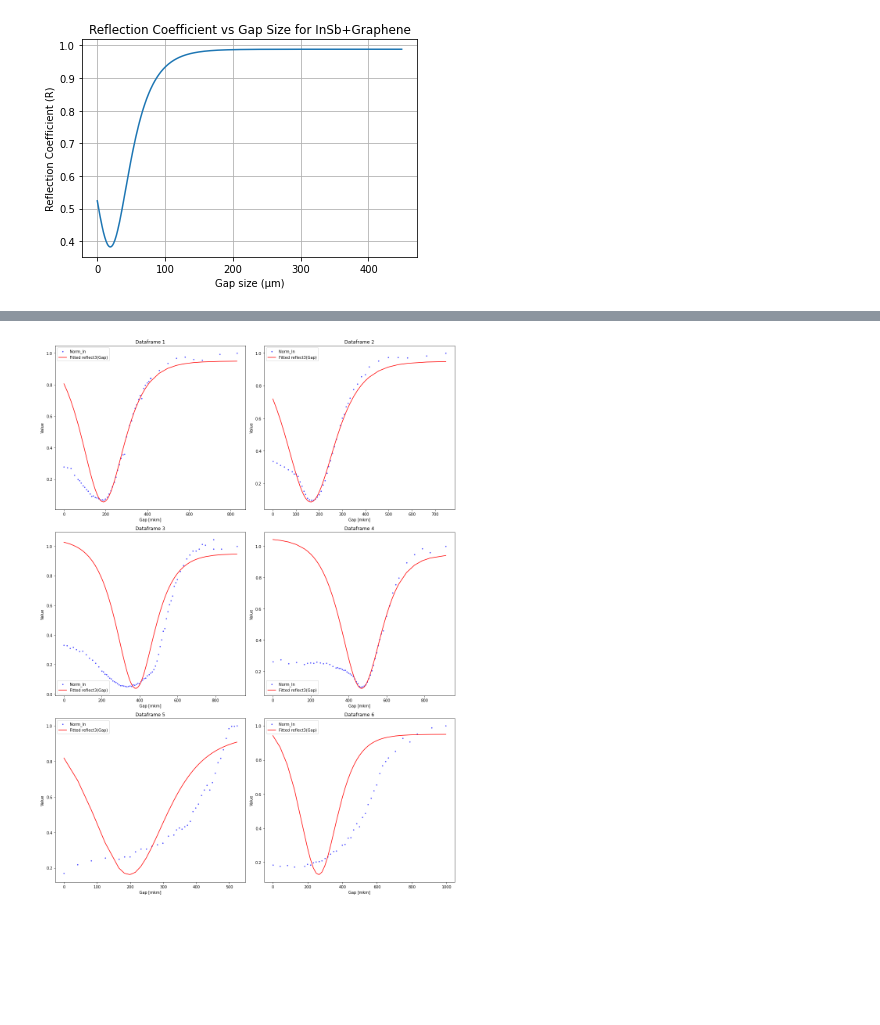
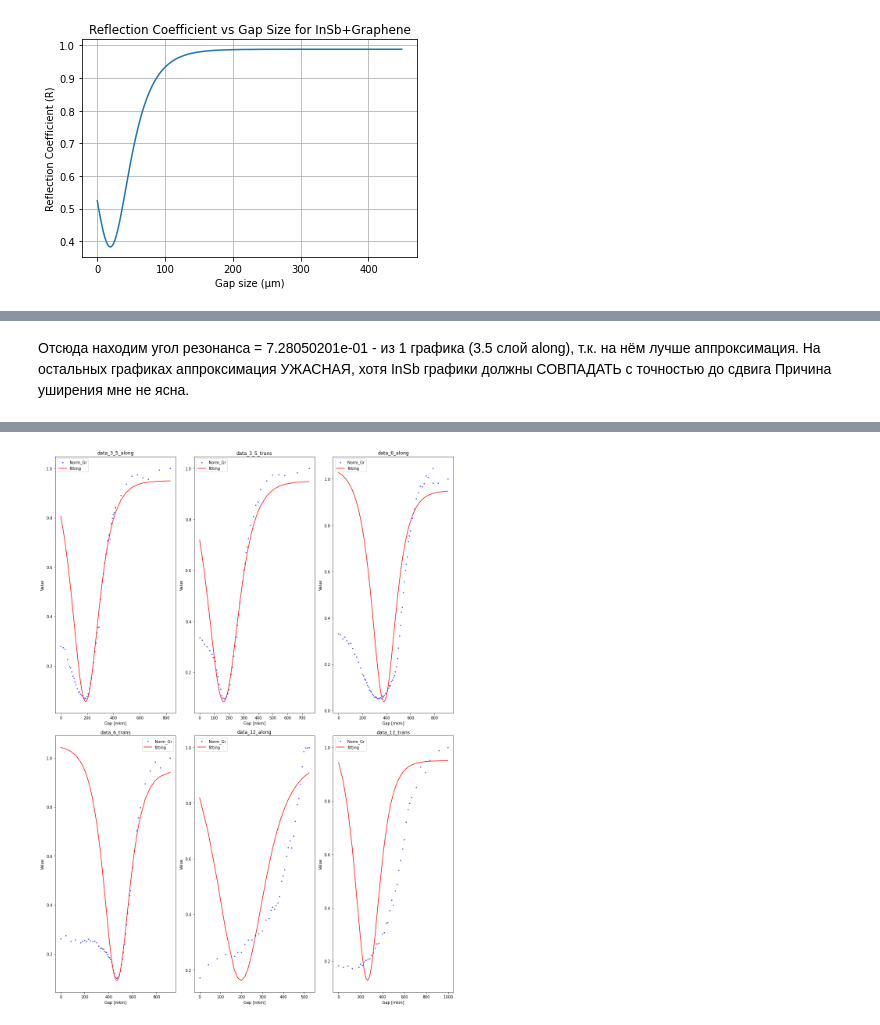
Before and after one commit to artyom-fedorenko/Graphene-films-plasmon-refractometry, a Jupyter notebook: Graphene_InSb_many_layers_report.ipynb, the cells around one changed output, grey strips where cells are left out. Drawn from its saved outputs; the diff is of its cells as text; code cells hidden in the pictures; blank space fills up the shorter version.

```diff
--- a/Graphene_InSb_many_layers_report.ipynb
+++ b/Graphene_InSb_many_layers_report.ipynb
@@ -222,7 +258,7 @@ def fitting_function(x, shift, angle, re_InSb, im_InSb):
 dfs = [data_3_5_along, data_3_5_trans, data_6_along, data_6_trans, data_12_along, data_12_trans]
 
 # Range of fitting (number of right/left points from minimum of R)
-high_bound = 20
+high_bound = 10
 low_bound = 5
 
 # Create a figure for subplots
@@ -248,7 +284,9 @@ for i, df in enumerate(dfs):
     max_index = min(norm_in.argmin() + high_bound, len(gap))
 
     try:
-        params, pcov , infodict , mesg , ier = curve_fit(fitting_function, gap[min_index:max_index], norm_in[min_index:max_index], p0=initial_guess, bounds=my_bounds, method='trf', full_output=True)
+        params, pcov , infodict , mesg, ier = curve_fit(fitting_function,
+                                                        gap[min_index:max_index], norm_in[min_index:max_index],
+          p0=initial_guess, bounds=my_bounds, method='trf', full_output=True)
         print(params, pcov , infodict , mesg , ier)
     except RuntimeError as e:
         print(f"Fitting failed for Dataframe {i+1}: {e}")
@@ -262,14 +300,16 @@ for i, df in enumerate(dfs):
         # Plot the fitted function
         fitted_values = fitting_function(gap, *params)
         if not np.any(np.isnan(fitted_values)) and not np.any(np.isinf(fitted_values)):
-            axes[i].plot(gap*1e6, fitted_values, color='red', label='Fitted reflect3(Gap)')
+            axes[i].plot(gap*1e6, fitted_values, color='red',
+                         label=f'Fitted reflect3(Gap), shift, angle, Re InSb, Im InSb = \n{params};\n sigma = {np.sqrt(np.diag(pcov))}', )
         else:
             print(f"Invalid fitted values for Dataframe {i+1}, skipping plot.")
     else:
         print(f"Invalid fitting parameters for Dataframe {i+1}, skipping plot.")
 
     # Set subplot title and labels
-    axes[i].set_title(f'Dataframe {i+1}')
+    titles = ['data_3_5_along', 'data_3_5_trans', 'data_6_along','data_6_trans', 'data_12_along', 'data_12_trans']
+    axes[i].set_title(titles[i])
     axes[i].set_xlabel('Gap [mkm]')
     axes[i].set_ylabel('Value')
     axes[i].legend()
@@ -285,27 +339,39 @@ plt.show()
+# %% [markdown]
+Отсюда находим угол резонанса  = 7.28050201e-01 - из 1 графика (3.5 слой along), т.к. на нём лучше аппроксимация.
+На остальных графиках аппроксимация УЖАСНАЯ, хотя InSb графики должны СОВПАДАТЬ с точностью до сдвига
+Причина уширения мне не ясна.
 # %%
 # Fitting permittivity of graphene
 
-# подгонка угла, сдвига и (возможно) д.п. InSb по InSb
+# угол из предыдущей подгонки по кривой InSb
 
+# Set InSb for fitting
+set_InSb = -17+7*1j
 
 # Dataframes
 dfs = [data_3_5_along, data_3_5_trans, data_6_along, data_6_trans, data_12_along, data_12_trans]
-thickness = np.array([3.5, 3.5, 6, 6, 12, 12])*10**(-6)
+
+# толщина слоёв
+thickness = np.array([3.5, 3.5, 6, 6, 12, 12])*35e-9
 
 # Range of fitting (number of right/left points from minimum of R)
 high_bound = 20
 low_bound = 5
 
 # Create a figure for subplots
-fig, axes = plt.subplots(3, 2, figsize=(15, 20))
+fig, axes = plt.subplots(2, 3, figsize=(15, 20))
 axes = axes.flatten()
+
+re_fit_vec = np.zeros([6])
+im_fit_vec = np.zeros([6])
 
 for i, df in enumerate(dfs):
     gap = df['Gap'].values.astype(np.float64) * 1e-6
     norm_in = df['Norm_gr'].values.astype(np.float64)
 
     def fitting_function(x, shift, eps3_re, eps3_im):
-        return reflect4(x - np.ones(x.size, dtype=np.float64) * shift, d_3 = thickness[i], teta = 7.28050201e-01, eps3_re=eps3_re, eps3_im=eps3_im, eps4_re=-9, eps4_im=9)
+        return reflect4(x - np.ones(x.size, dtype=np.float64) * shift, d_3 = thickness[i],
+                        teta = 7.28050201e-01, eps3_re=eps3_re, eps3_im=eps3_im, eps4_re=set_InSb.real, eps4_im=set_InSb.imag)
 
     # Dynamic initial guesses based on data statistics
     shift_guess = 1e-6
@@ -321,7 +387,9 @@ for i, df in enumerate(dfs):
     max_index = min(norm_in.argmin() + high_bound, len(gap))
 
     try:
-        params, pcov , infodict , mesg , ier = curve_fit(fitting_function, gap[min_index:max_index], norm_in[min_index:max_index], p0=initial_guess, bounds=my_bounds, method='trf', full_output=True)
+        params, pcov , infodict , mesg , ier = curve_fit(fitting_function,
+                                                         gap[min_index:max_index], norm_in[min_index:max_index],
+                                                         p0=initial_guess, bounds=my_bounds, method='trf', full_output=True)
         print(params, pcov , infodict , mesg , ier)
     except RuntimeError as e:
         print(f"Fitting failed for Dataframe {i+1}: {e}")
@@ -330,24 +398,34 @@ for i, df in enumerate(dfs):
     # Validate params before using them in the fitting function
     if not np.any(np.isnan(params)) and not np.any(np.isinf(params)):
         # Plot the original data
-        axes[i].scatter(gap*1e6, norm_in, color='blue', label='Norm_In', s=5, alpha=0.6)
+        axes[i].scatter(gap*1e6, norm_in, color='blue', label='Norm_Gr', s=5, alpha=0.6)
 
         # Plot the fitted function
         fitted_values = fitting_function(gap, *params)
         if not np.any(np.isnan(fitted_values)) and not np.any(np.isinf(fitted_values)):
-            axes[i].plot(gap*1e6, fitted_values, color='red', label='Fitted reflect3(Gap)')
+            axes[i].plot(gap*1e6, fitted_values, color='red', label = 'fitting')
+        #                 ,label=f'Fitted reflect4(Gap), thickness = {thickness[i]}\neps Gr =  shift, angle, Re Gr, Im Gr =\n{params};\n sigma = {np.sqrt(np.diag(pcov))}\n set InSb={set_InSb}')
         else:
             print(f"Invalid fitted values for Dataframe {i+1}, skipping plot.")
     else:
         print(f"Invalid fitting parameters for Dataframe {i+1}, skipping plot.")
 
     # Set subplot title and labels
-    axes[i].set_title(f'Dataframe {i+1}')
+    titles = ['data_3_5_along', 'data_3_5_trans', 'data_6_along','data_6_trans', 'data_12_along', 'data_12_trans']
+    axes[i].set_title(titles[i])
     axes[i].set_xlabel('Gap [mkm]')
     axes[i].set_ylabel('Value')
     axes[i].legend()
 
+    # Plot Re, Im vs thickness
+    re_fit_vec[i] = params[1]
+    im_fit_vec[i] = params[2]
+
+
 # Adjust layout and show the plot
+
+
+
 plt.tight_layout()
 plt.show()
 # %% [output]
@@ -371 +449 @@ plt.show()
-[figure, old version]
+[figure, new version]
```
Also changed, not shown: parts of 14 cells of this notebook.
